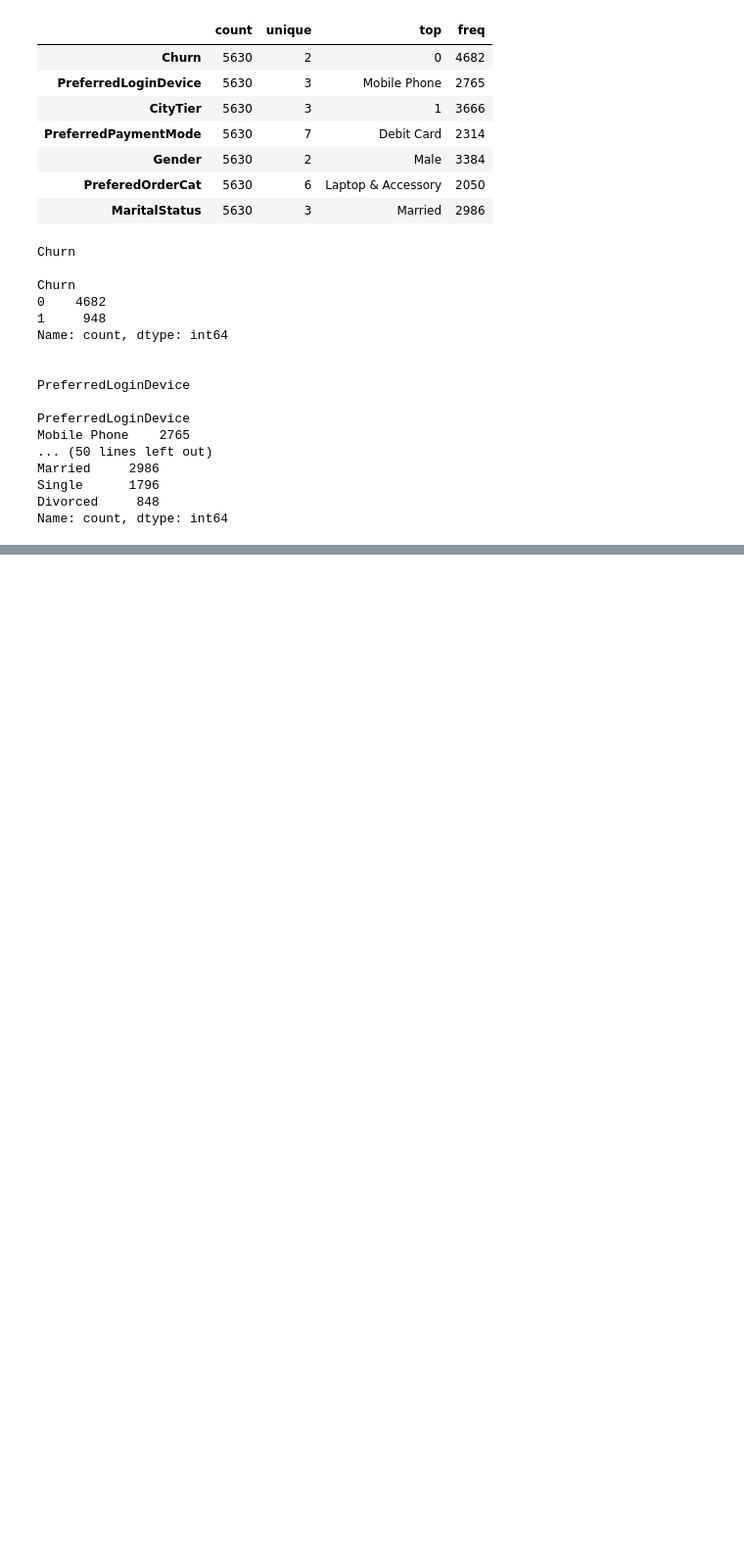
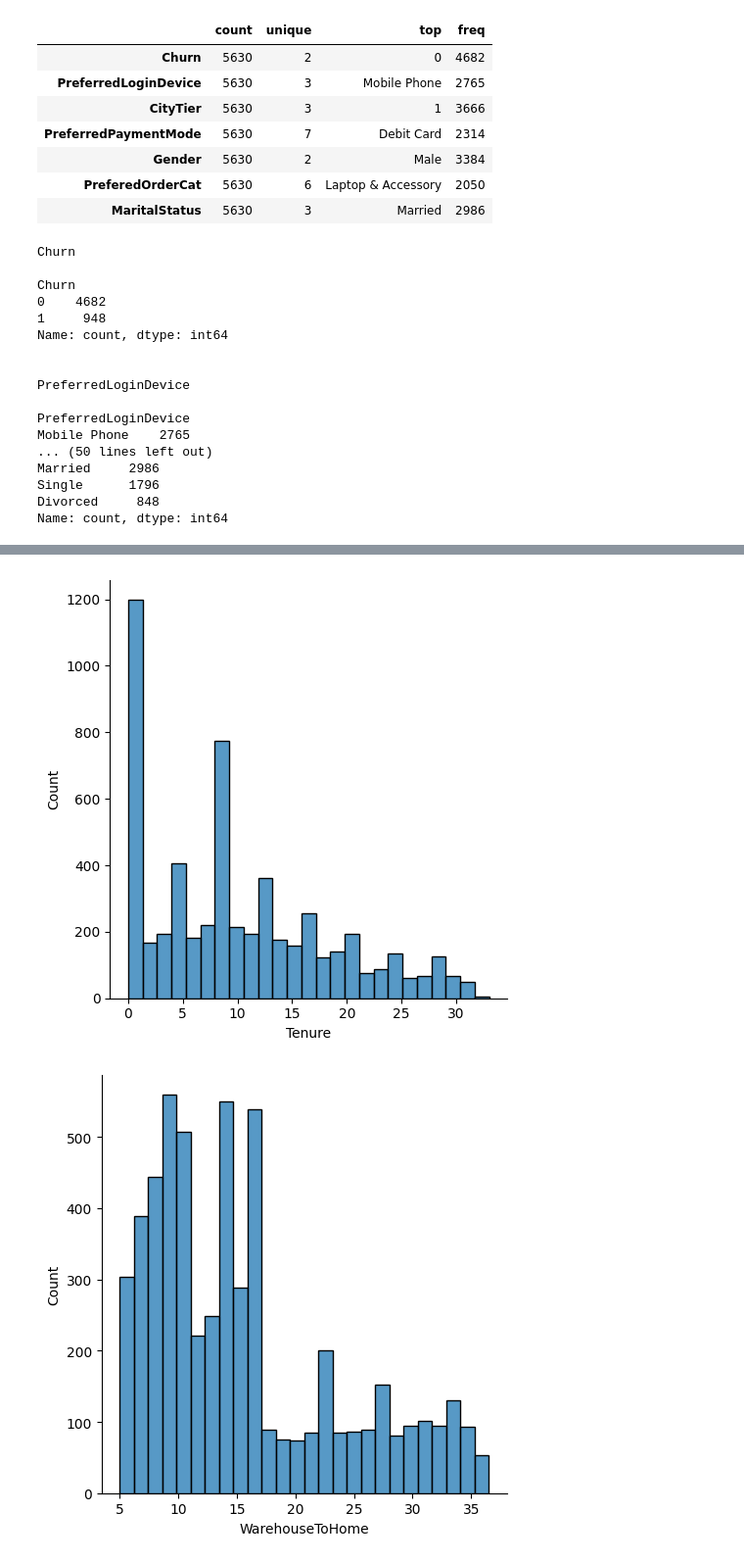
Before and after one commit to Suryasadasivam/e_commerce_customer_churn, a Jupyter notebook: Customer_chrun.ipynb, the cells around one changed output, grey strips where cells are left out. Shown at 98% size. Cells and saved outputs as stored; diff of their text form; code cells hidden in the pictures; blank space fills up the shorter version.

```diff
--- a/Customer_chrun.ipynb
+++ b/Customer_chrun.ipynb
@@ -321,0 +357,7 @@ Name: count, dtype: int64
+# %%
+
+for i, subplot in zip(numerical,ax.flatten()):
+    sns.displot(df[i],ax=subplot)
+# %% [output]
+[figure, added]
+[figure, added]
```
Also changed, not shown: parts of 3 cells of this notebook.
